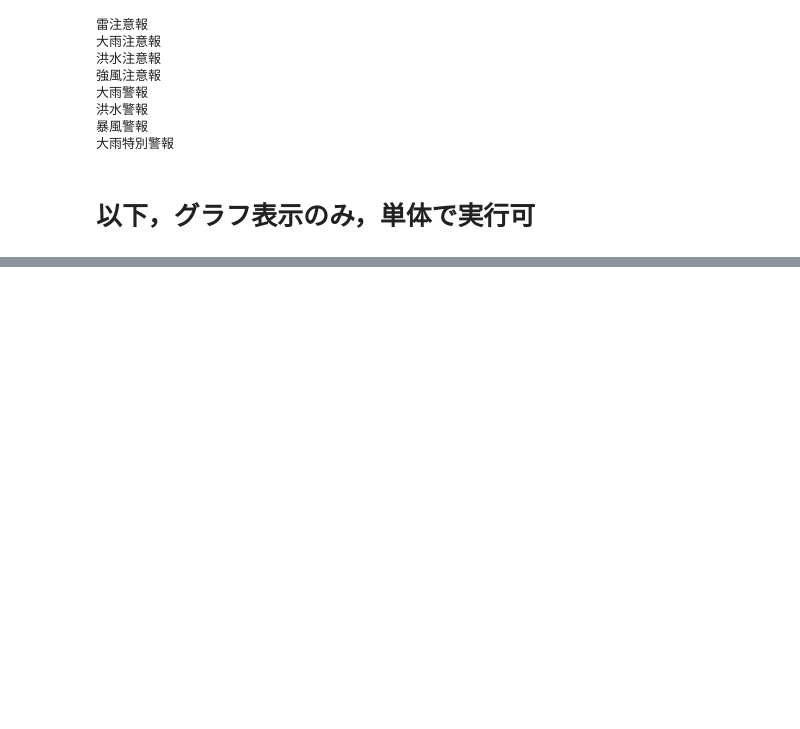
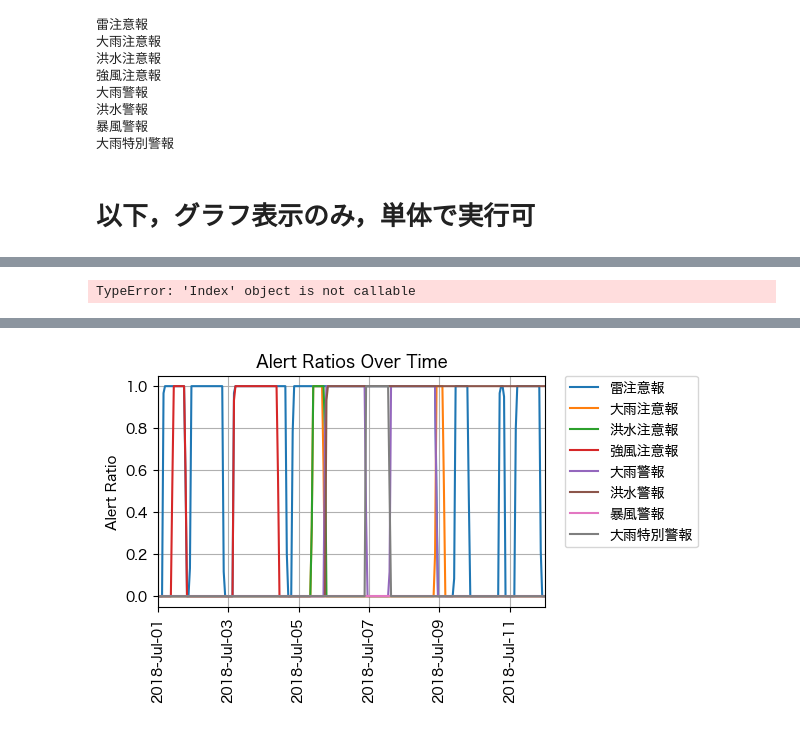
Before and after one commit to ShinISHII/Forecasting_population, a Jupyter notebook: html/03_binary_series_maker.ipynb, the cells around one changed output, grey strips where cells are left out. Cells and saved outputs as stored; diff of their text form; code cells hidden in the pictures; blank space fills up the shorter version.

```diff
--- a/html/03_binary_series_maker.ipynb
+++ b/html/03_binary_series_maker.ipynb
@@ -153,0 +174,50 @@ time
+# %%
+loaded_combined_df.columns
+# %% [output]
+TypeError: 'Index' object is not callable
+# %%
+import warnings
+import pickle
+import matplotlib.pyplot as plt
+from matplotlib import rcParams
+import pandas as pd
+from matplotlib.dates import DateFormatter
+
+warnings.simplefilter('ignore')
+
+# 日本語フォントを設定
+rcParams['font.family'] = 'Hiragino Sans'
+
+# pickleで保存したファイルを読み込み
+pickle_path = './kurashiki/output/warning_list.pickle'
+with open(pickle_path, mode='rb') as fi:
+    data = pickle.load(fi)
+
+loaded_combined_df = data['combined_df']
+print(loaded_combined_df)
+
+# グラフを描画
+plt.figure(figsize=(5, 3))
+plt.plot(loaded_combined_df, label=loaded_combined_df.columns)  # 凡例のラベルを指定
+plt.ylabel('Alert Ratio')
+plt.title('Alert Ratios Over Time')
+
+# x軸の範囲を任意の日時に設定
+start_date = '2018-07-01'  # 任意の開始日時
+end_date = '2018-07-12'    # 任意の終了日時
+plt.xlim(pd.to_datetime(start_date), pd.to_datetime(end_date))
+
+# x軸の日付フォーマットを指定
+date_format = DateFormatter('%Y-%b-%d')
+plt.gca().xaxis.set_major_formatter(date_format)
+
+# x軸のラベルを90度回転
+plt.xticks(rotation=90)
+
+# 凡例を図の外（右側）に配置
+plt.legend(loc='upper left', bbox_to_anchor=(1.05, 1), borderaxespad=0.)
+plt.grid()
+
+# グラフを表示
+plt.show()
+# %% [output]
@@ -153,0 +239 @@ time
+[figure, added]
```
Also changed, not shown: parts of 2 cells of this notebook.
